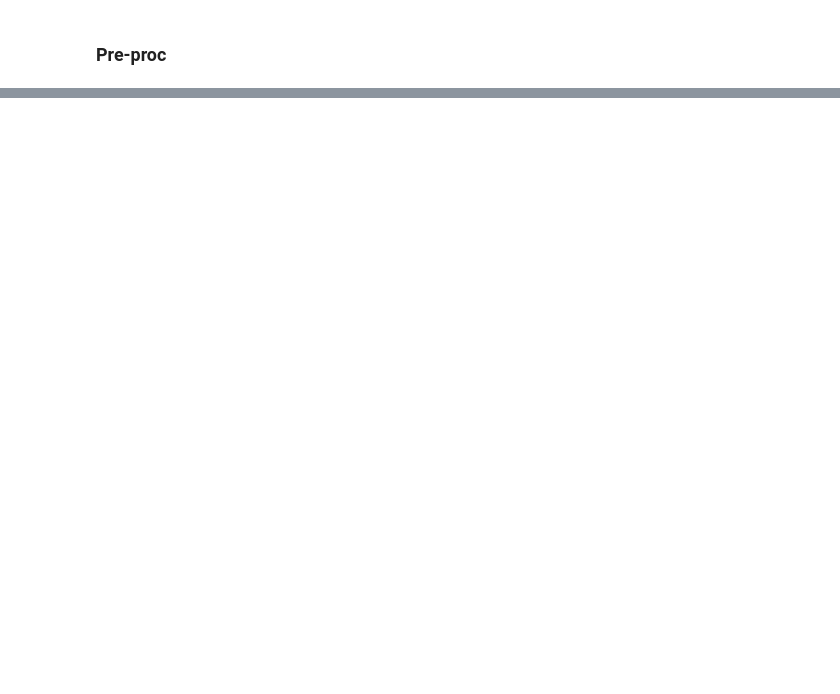
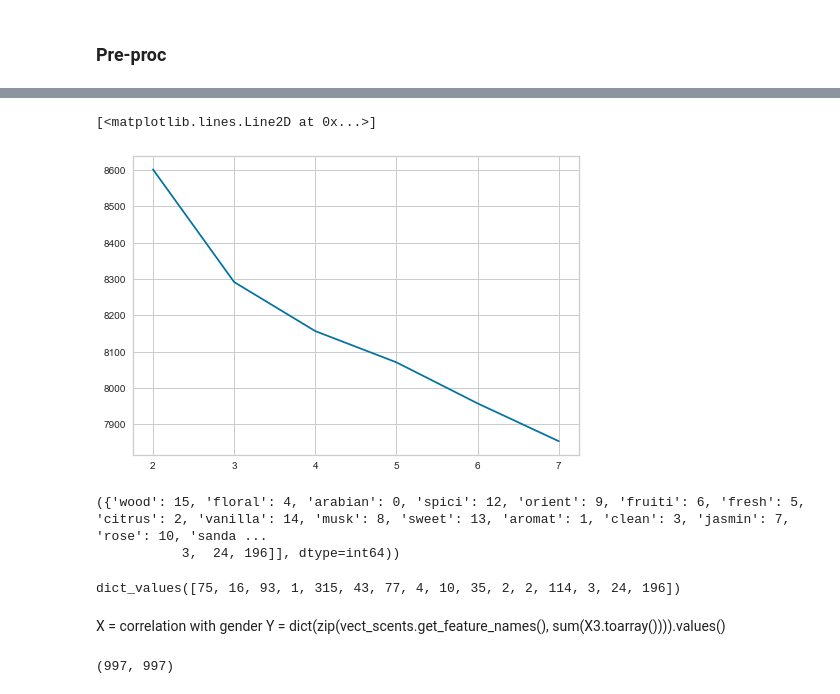
Before and after one commit to Sllambias/perfume_mining, a Jupyter notebook: preproc.ipynb, the cells around one changed output, grey strips where cells are left out. Cells and saved outputs as stored; diff of their text form; code cells hidden in the pictures; blank space fills up the shorter version.

```diff
--- a/preproc.ipynb
+++ b/preproc.ipynb
@@ -208,0 +100,15 @@ array([18,  5,  0, 15,  0,  0, 11,  8,  5,  0,  7,  3,  8,  5, 18,  5, 18,
+# %%
+def text_clean(text_array):
+    text_list = []
+    for text_pair in text_array:
+        pair = []
+        for text in text_pair:
+            text = text.lower().replace(" and", ",") #join base_note and middle_note strings, lowercase everything and replace "and" with a comma
+            text = re.sub(r"\b\,\b", ", ", text)
+            text = re.sub(r"\b\,|\B\,|-", "", text)
+            pair.append(text)
+        text_list.append((" ").join(pair))
+    return text_list
+# %%
+notes_clean = text_clean(notes)
+base_clean = text_clean(base)
@@ -208,0 +144,16 @@ array([18,  5,  0, 15,  0,  0, 11,  8,  5,  0,  7,  3,  8,  5, 18,  5, 18,
+# %%
+vect_base = StemmedCountVectorizer(stop_words = ['note', 'notes', 'and', 'with', 'of', 'by', 'ectract', 'co', 'essence', 'masculine']) #vectorizer for base notes
+vect_middle = StemmedCountVectorizer(stop_words = ['note', 'notes', 'and', 'with', 'of', 'by', 'ectract', 'co', 'essence', 'masculine']) #vectorizer for middle notes
+vect_scents = StemmedCountVectorizer(stop_words = ['and']) #vectorizer for scents
+
+X1 = vect_base.fit_transform(base_note)#Base notes, 902 x 283 binary matrix – 1 for present, 0 for absent for each perfume
+X2 = vect_middle.fit_transform(middle_note) #Middle notes, 902 x 412 binary matrix
+X3 = vect_scents.fit_transform(scents)#Scents, 902 x 16 binary matrix
+
+vecnotes = StemmedCountVectorizer(min_df=2,stop_words=['note', 'notes', 'and', 'with', 'of', 'by', 'ectract', 'co', 'essence', 'masculine'])
+vecscents = StemmedCountVectorizer(stop_words=['note', 'notes', 'and', 'with', 'of', 'by', 'ectract', 'co', 'essence', 'masculine'])
+
+X4 = vecnotes.fit_transform(notes_clean)
+X5 = vecscents.fit_transform(scents_clean)
+X6 = np.hstack((X4.todense(), X5.todense()))
+X6.shape
@@ -208,0 +182,15 @@ array([18,  5,  0, 15,  0,  0, 11,  8,  5,  0,  7,  3,  8,  5, 18,  5, 18,
+# %%
+#X_train, X_test, y_train, y_test = model_selection.train_test_split(X1, gender, test_size=0.33)
+pricelist = []
+for i in range(2,8):
+    kmode = KModes(n_clusters=i, init = "random", n_init = 10)
+    kmode.fit(X6)
+    pricelist.append([i, min(kmode.epoch_costs_)])
+
+
+prices = np.array(pricelist)
+plt.plot(prices[:,0], prices[:,1])
+#clusters = kmode.fit_predict(X123)
+# %% [output]
+[<matplotlib.lines.Line2D at 0x...>]
+[figure, added]
@@ -208,0 +200,17 @@ array([18,  5,  0, 15,  0,  0, 11,  8,  5,  0,  7,  3,  8,  5, 18,  5, 18,
+# %%
+from collections import Counter
+print((vecscents.vocabulary_, sum(X5.todense())))
+# %% [output]
+({'wood': 15, 'floral': 4, 'arabian': 0, 'spici': 12, 'orient': 9, 'fruiti': 6, 'fresh': 5, 'citrus': 2, 'vanilla': 14, 'musk': 8, 'sweet': 13, 'aromat': 1, 'clean': 3, 'jasmin': 7, 'rose': 10, 'sanda ...
+           3,  24, 196]], dtype=int64))
+# %%
+dict(zip(vect_scents.get_feature_names(), sum(X3.toarray())))
+# %% [output]
+dict_values([75, 16, 93, 1, 315, 43, 77, 4, 10, 35, 2, 2, 114, 3, 24, 196])
+# %% [markdown]
+X = correlation with gender
+Y = dict(zip(vect_scents.get_feature_names(), sum(X3.toarray()))).values()
+# %%
+len(gender), len(X5.todense())
+# %% [output]
+(997, 997)
```
Also changed, not shown: parts of 43 cells of this notebook.
